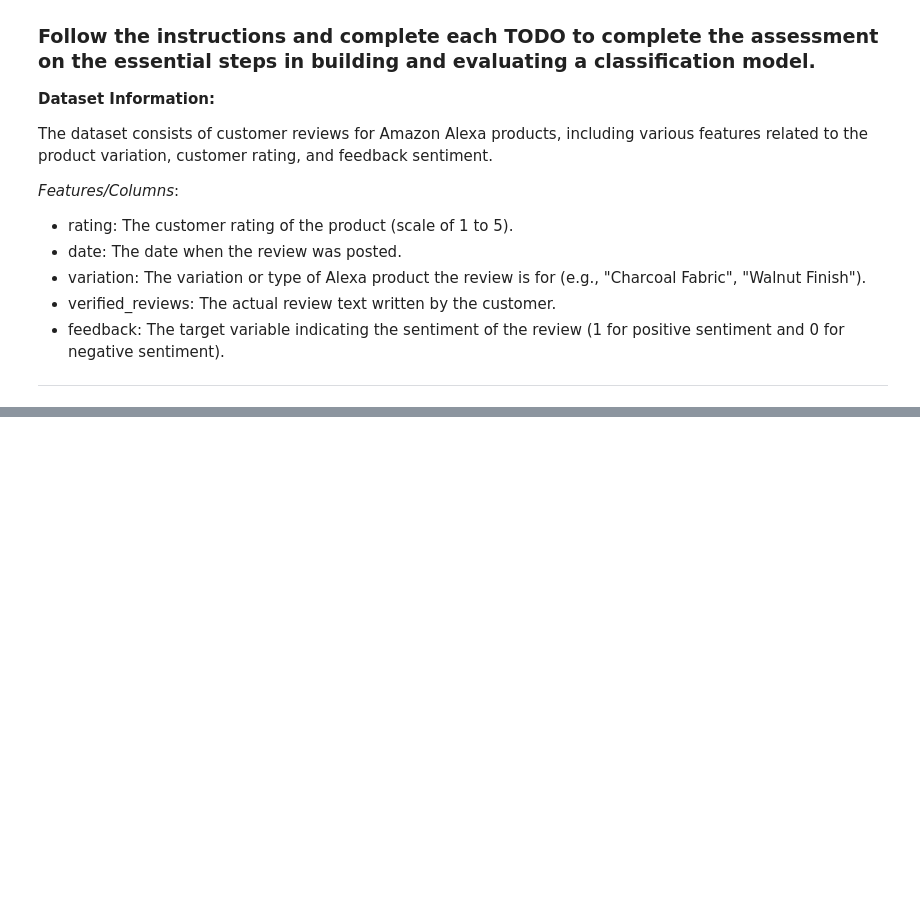
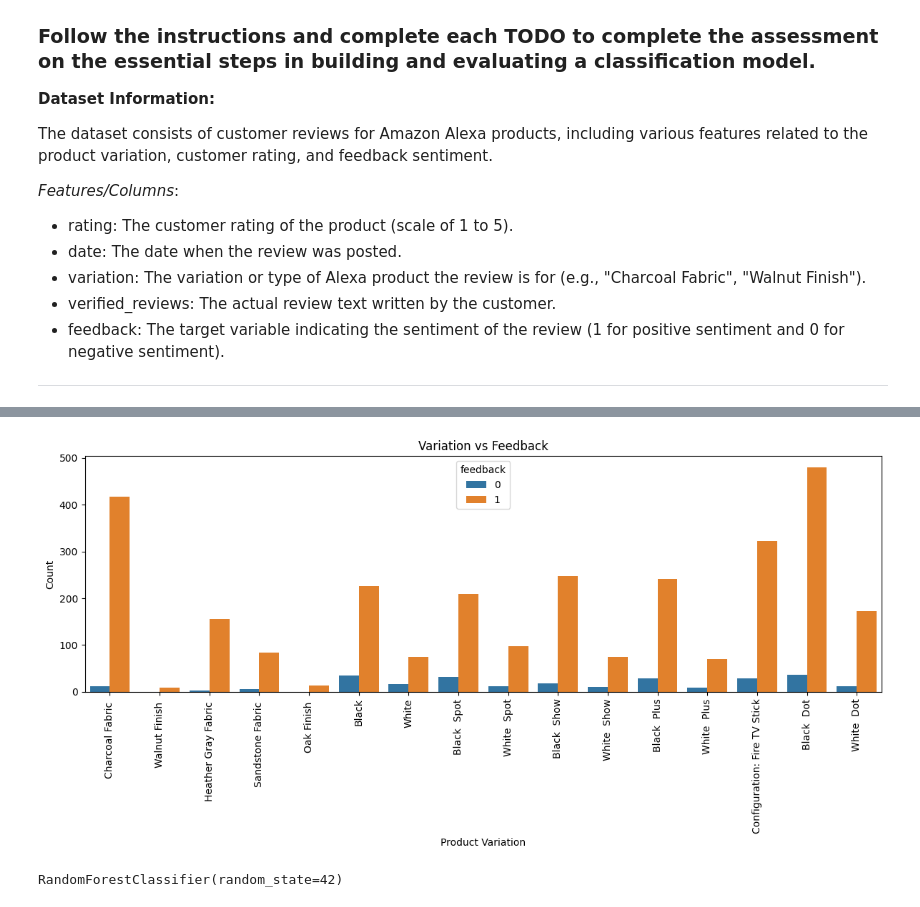
Before and after one commit to Afnanmadi/Assignments, a Jupyter notebook: lesson10/Lesson_10_assignment.ipynb, the cells around one changed output, grey strips where cells are left out. Cells and saved outputs as stored; diff of their text form; code cells hidden in the pictures; blank space fills up the shorter version.

```diff
--- a/lesson10/Lesson_10_assignment.ipynb
+++ b/lesson10/Lesson_10_assignment.ipynb
@@ -177,0 +65,12 @@ drive.mount('/content/drive')
+# %%
+# TODO: Visualize the relationship between variations and ratings
+plt.figure(figsize=(12, 6))
+sns.countplot(data=df, x='variation', hue='feedback')
+plt.title("Variation vs Feedback")
+plt.xlabel("Product Variation")
+plt.ylabel("Count")
+plt.xticks(rotation=90)
+plt.tight_layout()
+plt.show()
+# %% [output]
+[figure, added]
@@ -177,0 +105,6 @@ drive.mount('/content/drive')
+# %%
+# Train Random Forest Classifier
+rf_model = RandomForestClassifier(n_estimators=100, random_state=42)
+rf_model.fit(X_train, y_train)
+# %% [output]
+RandomForestClassifier(random_state=42)
```
Also changed, not shown: parts of 21 cells of this notebook.
